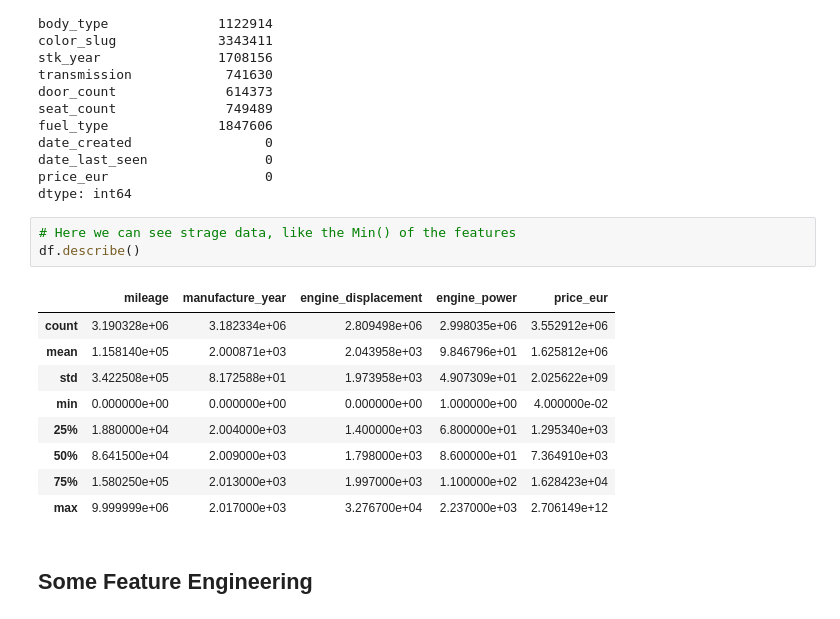
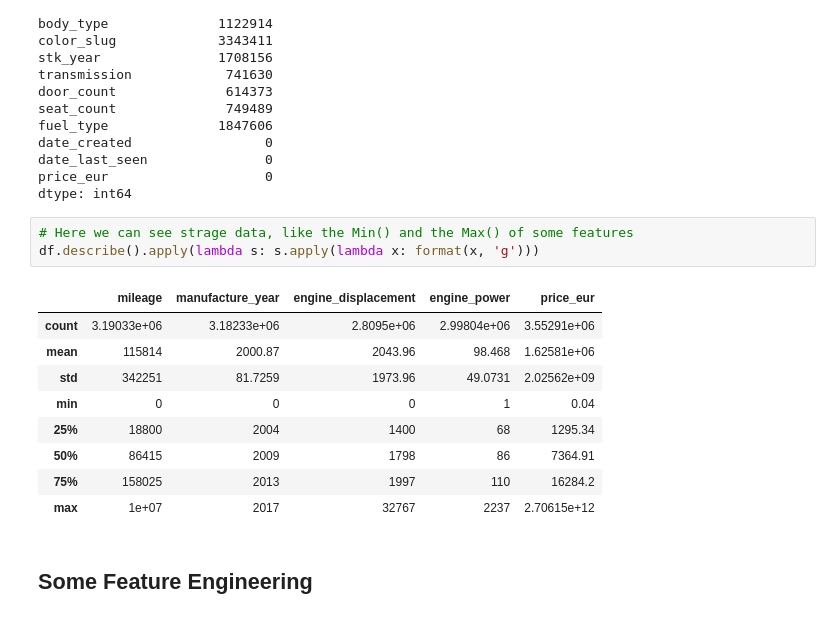
Before and after one commit to daniele-salerno/Handle-missing-values-in-Categorical-Features, a Jupyter notebook: Handle missing values in Categorical Features/Handle-missing-values-in-Categorical-Features.ipynb, the cells around one changed output. Cells and saved outputs as stored; diff of their text form.

```diff
--- a/Handle missing values in Categorical Features/Handle-missing-values-in-Categorical-Features.ipynb
+++ b/Handle missing values in Categorical Features/Handle-missing-values-in-Categorical-Features.ipynb
@@ -88,18 +88,18 @@ date_last_seen               0
 price_eur                    0
 dtype: int64
 # %%
-# Here we can see strage data, like the Min() of the features
-df.describe()
+# Here we can see strage data, like the Min() and the Max() of some features
+df.describe().apply(lambda s: s.apply(lambda x: format(x, 'g')))
 # %% [output]
 |  | mileage | manufacture_year | engine_displacement | engine_power | price_eur |
-| count | 3.190328e+06 | 3.182334e+06 | 2.809498e+06 | 2.998035e+06 | 3.552912e+06 |
-| mean | 1.158140e+05 | 2.000871e+03 | 2.043958e+03 | 9.846796e+01 | 1.625812e+06 |
-| std | 3.422508e+05 | 8.172588e+01 | 1.973958e+03 | 4.907309e+01 | 2.025622e+09 |
-| min | 0.000000e+00 | 0.000000e+00 | 0.000000e+00 | 1.000000e+00 | 4.000000e-02 |
-| 25% | 1.880000e+04 | 2.004000e+03 | 1.400000e+03 | 6.800000e+01 | 1.295340e+03 |
-| 50% | 8.641500e+04 | 2.009000e+03 | 1.798000e+03 | 8.600000e+01 | 7.364910e+03 |
-| 75% | 1.580250e+05 | 2.013000e+03 | 1.997000e+03 | 1.100000e+02 | 1.628423e+04 |
-| max | 9.999999e+06 | 2.017000e+03 | 3.276700e+04 | 2.237000e+03 | 2.706149e+12 |
+| count | 3.19033e+06 | 3.18233e+06 | 2.8095e+06 | 2.99804e+06 | 3.55291e+06 |
+| mean | 115814 | 2000.87 | 2043.96 | 98.468 | 1.62581e+06 |
+| std | 342251 | 81.7259 | 1973.96 | 49.0731 | 2.02562e+09 |
+| min | 0 | 0 | 0 | 1 | 0.04 |
+| 25% | 18800 | 2004 | 1400 | 68 | 1295.34 |
+| 50% | 86415 | 2009 | 1798 | 86 | 7364.91 |
+| 75% | 158025 | 2013 | 1997 | 110 | 16284.2 |
+| max | 1e+07 | 2017 | 32767 | 2237 | 2.70615e+12 |
 # %% [markdown]
 ## Some Feature Engineering
 # %%
```
Also changed, not shown: parts of 29 cells of this notebook.
